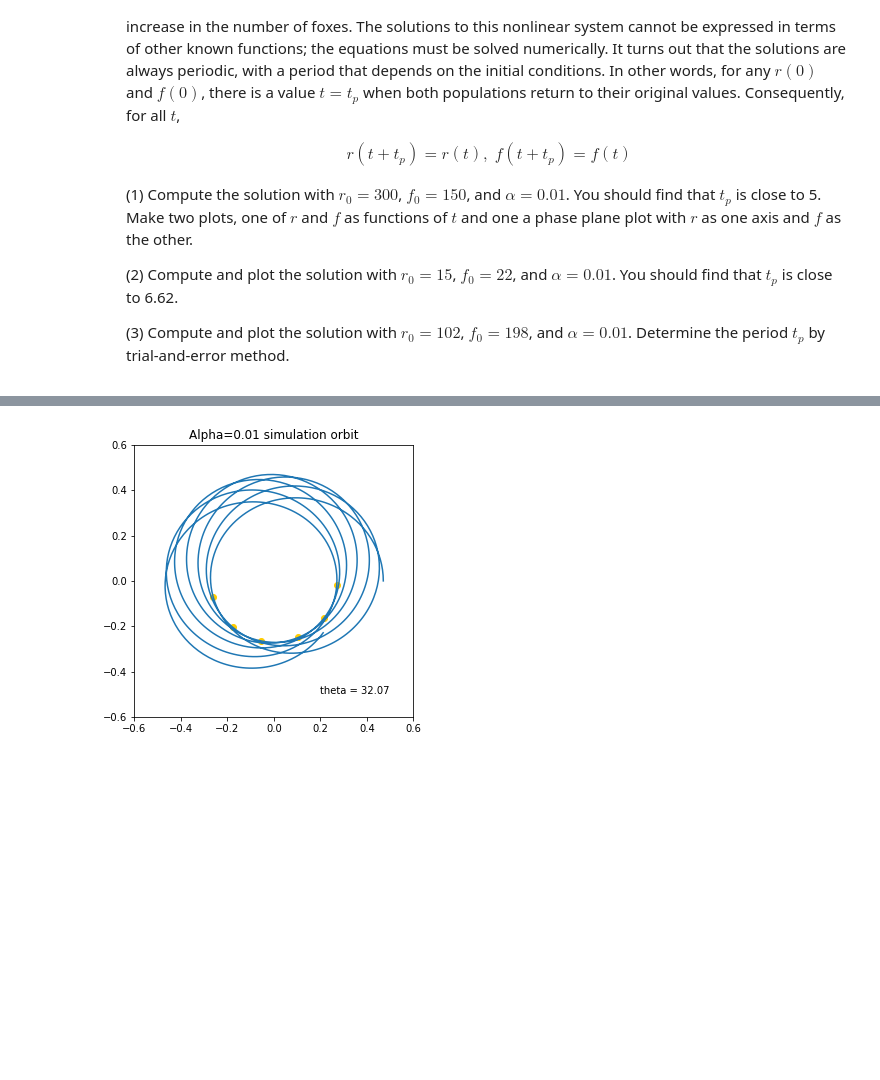
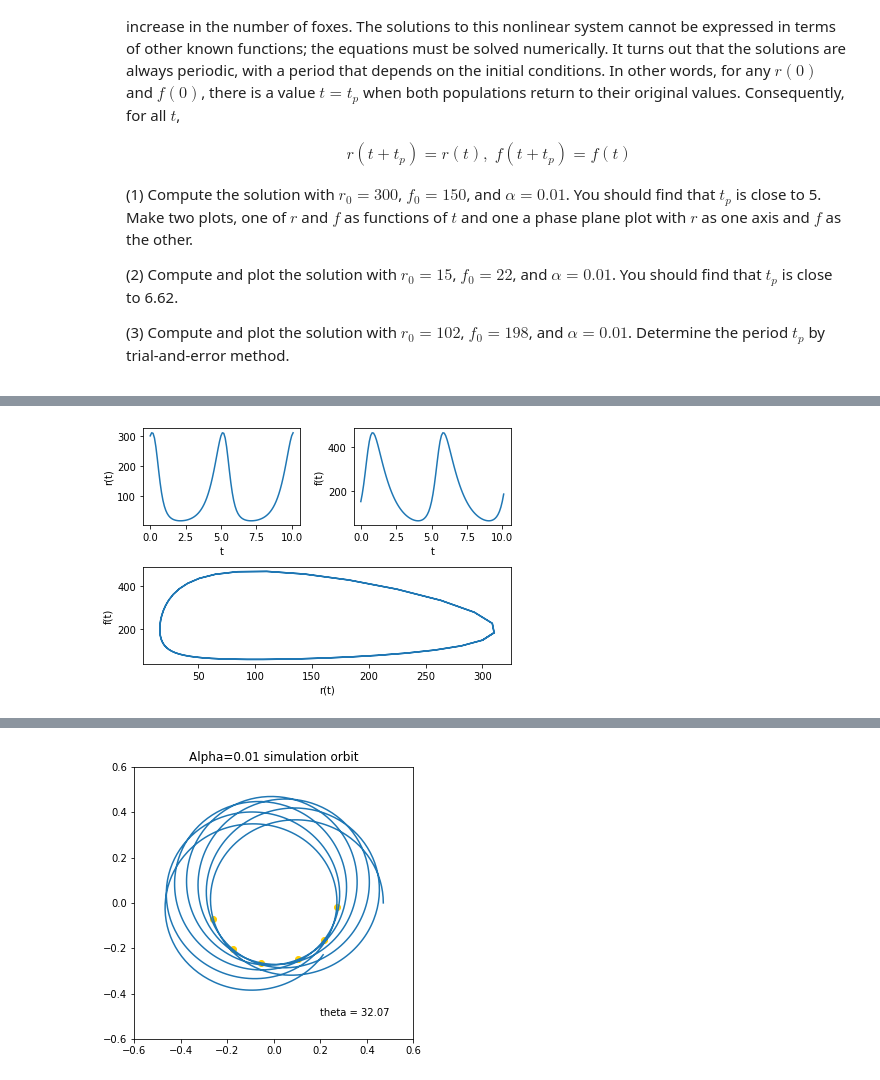
Before and after one commit to Little-old-brother-team/GroupWork, a Jupyter notebook: Week14/第三组-陈丹扬-黄靖涵-张晰.ipynb, the cells around one changed output, grey strips where cells are left out. Saved outputs shown, nothing was run; the diff lists cells and outputs as text; code cells hidden in the pictures; blank space fills up the shorter version.

```diff
--- a/Week14/第三组-陈丹扬-黄靖涵-张晰.ipynb
+++ b/Week14/第三组-陈丹扬-黄靖涵-张晰.ipynb
@@ -25,3 +25,92 @@
     (2) Compute and plot the solution with $r_0 = 15$, $f_0 = 22$, and $\alpha = 0.01$. You should find that $t_p$ is close to 6.62.
 
     (3) Compute and plot the solution with $r_0 = 102$, $f_0 = 198$, and $\alpha = 0.01$. Determine the period $t_p$ by trial-and-error method.
+# %%
+# written by HJH
+import numpy as np
+import matplotlib.pyplot as plt
+%matplotlib inline
+
+def drdfdt(r,f,alpha=0.01):
+    # return a list contains [drdt,dfdt]
+    return np.array([2*r - alpha*r*f,-f + alpha*r*f])
+
+def rk4(initial,func,tmin=0,tmax=10,delta=0.1):
+    # solve the ODE between tmin:delta:tmax with initial condition
+    # initial should contain [r0,f0]
+    r0,f0 = initial[0],initial[1]
+    r,f,T,t,rf = [r0],[f0],[tmin],tmin,np.array(initial)
+
+    while t < tmax:
+        k1 = func(rf[0],rf[1])
+        k2 = func(rf[0]+k1[0]*delta/2,rf[1]+k1[1]*delta/2)
+        k3 = func(rf[0]+k2[0]*delta/2,rf[1]+k2[1]*delta/2)
+        k4 = func(rf[0]+k3[0]*delta,rf[1]+k3[1]*delta)
+        t += delta
+        rf = rf + (k1+2*k2+2*k3+k4)*delta/6
+        r.append(rf[0])
+        f.append(rf[1])
+        T.append(t)
+
+    return r,f,T
+
+def rk4_root(initial,drdfdt,rk4,eps=1e-8):
+    # calculate the period of ODE
+    R,F,T = rk4(initial,drdfdt)
+    R_,F_ = np.array(R)-initial[0], np.array(F)-initial[1]  # alter to function solving problem
+    # first find the section contains the solution
+    rleft = R_[0]
+    idx,rootnum = -1,0
+    for r in R_[1:]:
+        idx += 1
+        if r*rleft < 0:
+            # here needs to ignore the first solution
+            if rootnum != 1:
+                rootnum += 1
+            else:
+                break
+        rleft = r
+
+    rleft,rright = R[idx],R[idx+1]
+    fleft,fright = F[idx],F[idx+1]
+    tleft,tright = T[idx],T[idx+1]
+    its = 0
+
+    while abs(tright-tleft) > eps and its < 1000:
+        R,F,T = rk4([rleft,fleft],drdfdt,tmin=tleft,tmax=tright,delta=abs(tright-tleft)/10)
+        R_,F_ = np.array(R)-initial[0], np.array(F)-initial[1]
+        rleft = R_[0]
+        idx = -1
+        for r in R_[1:]:
+            idx += 1
+            if r*rleft < 0:
+                break
+            rleft = r
+
+        rleft,rright = R[idx],R[idx+1]
+        fleft,fright = F[idx],F[idx+1]
+        tleft,tright = T[idx],T[idx+1]
+        its += 1
+
+    print('tf = {}, with r(tf) = {} and f(tf) = {}.\n\
+    '.format(tleft,rleft-initial[0],fleft-initial[1]))
+
+R,F,T = rk4([300,150],drdfdt)
+rk4_root([300,150],drdfdt,rk4,eps=1e-8)
+
+plt.subplot(2,2,1)
+plt.plot(T,R)
+plt.xlabel('t')
+plt.ylabel('r(t)')
+
+plt.subplot(2,2,2)
+plt.plot(T,F)
+plt.xlabel('t')
+plt.ylabel('f(t)')
+
+plt.subplot(2,1,2)
+plt.plot(R,F)
+plt.xlabel('r(t)')
+plt.ylabel('f(t)')
+plt.tight_layout()
+# %% [output]
@@ -27,0 +118 @@
+[figure, added]
```
Also changed, not shown: parts of 3 cells of this notebook.
